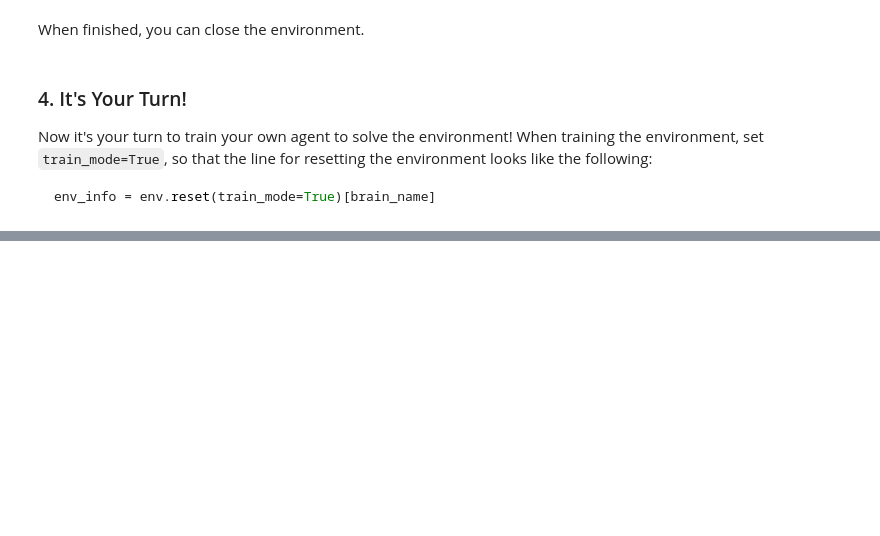
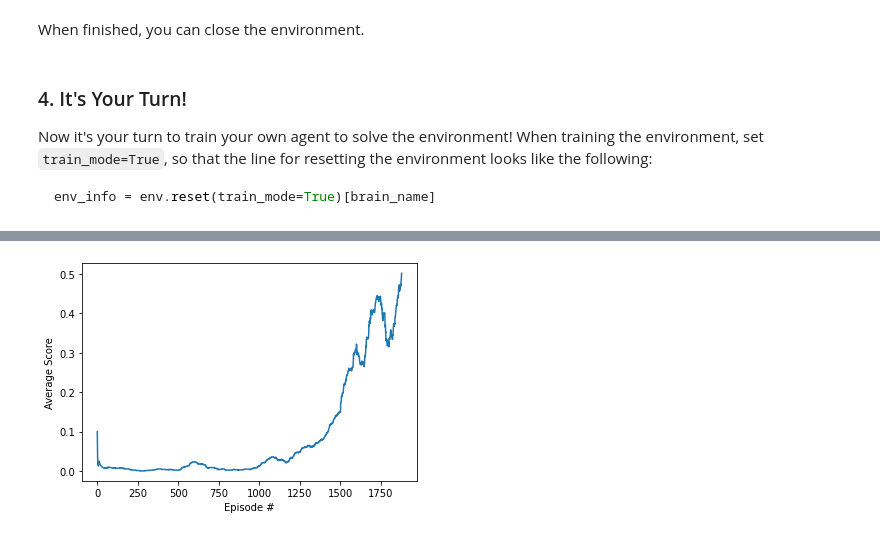
Before and after one commit to PauloRodriguesJr/DRLN_collaboration_competition, a Jupyter notebook: p3_collab-compet/Tennis.ipynb, the cells around one changed output, grey strips where cells are left out. Saved outputs shown, nothing was run; the diff lists cells and outputs as text; code cells hidden in the pictures; blank space fills up the shorter version.

```diff
--- a/p3_collab-compet/Tennis.ipynb
+++ b/p3_collab-compet/Tennis.ipynb
@@ -335,2 +360,11 @@ RuntimeError: both arguments to matmul need to be at least 1D, but they are 0D a
+# %%
+fig = plt.figure()
+ax = fig.add_subplot(111)
+plt.plot(np.arange(1, len(average_scores_list)+1), average_scores_list)
+plt.ylabel('Average Score')
+plt.xlabel('Episode #')
+plt.show()
+# %% [output]
+[figure, added]
 # %%
 env.close()
```
Also changed, not shown: parts of 14 cells of this notebook, 9 other files.
